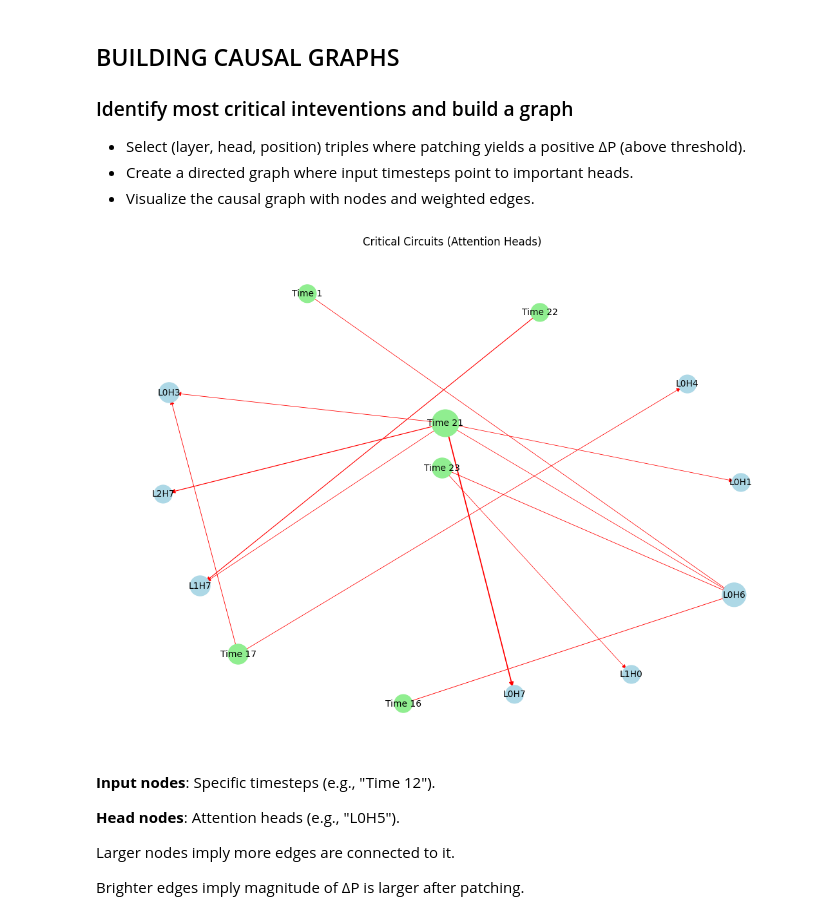
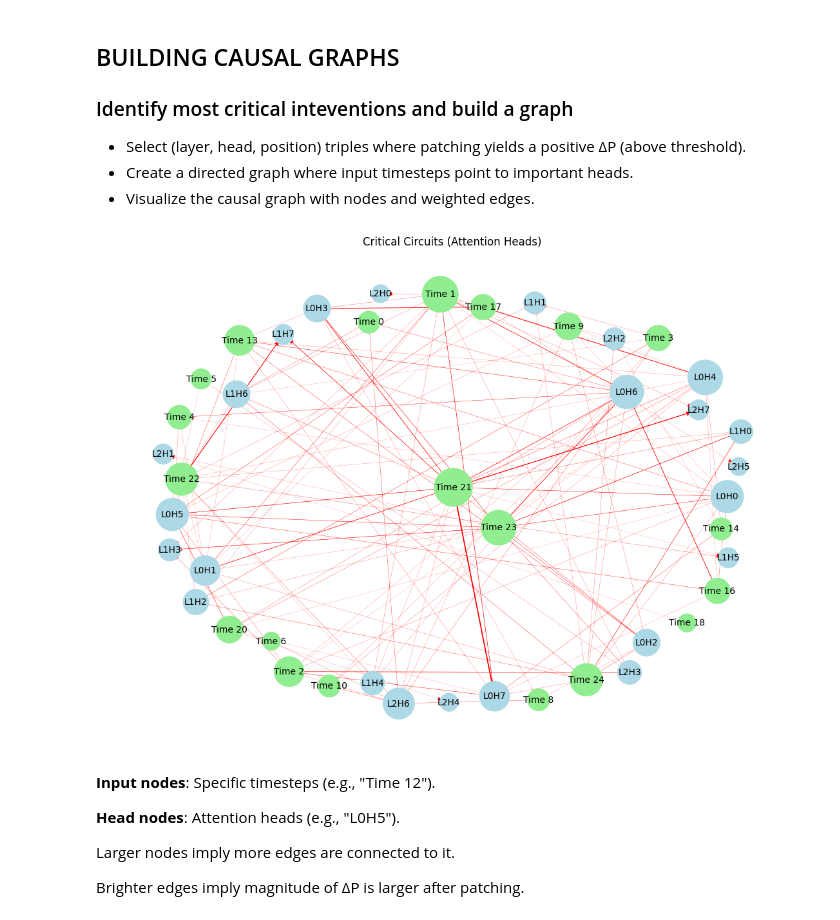
Before and after one commit to mathiisk/TSTpatching, a Jupyter notebook: TSTpatching.ipynb, the cells around one changed output. Drawn from its saved outputs; the diff is of its cells as text; code cells hidden in the pictures.

```diff
--- a/TSTpatching.ipynb
+++ b/TSTpatching.ipynb
@@ -348,19 +390,19 @@ Colors: Change in model probability for the true label.
 - Visualize the causal graph with nodes and weighted edges.
 # %%
 # define threshold
-threshold = 0.05 # % of how much the probability must change
+threshold = 0.01 # % of how much the probability must change
 
 critical_patches = find_critical_patches(
     patch_probs_heads,
     baseline,
     true_label=y2,
     threshold=threshold
 )
 
 G = build_causal_graph(critical_patches)
 plot_causal_graph(G, title="Critical Circuits (Attention Heads)")
 # %% [output]
-[figure, old version]
+[figure, new version]
 # %% [markdown]
 **Input nodes**: Specific timesteps (e.g., "Time 12").
 
```
Also changed, not shown: parts of 7 cells of this notebook, 2 other files.
